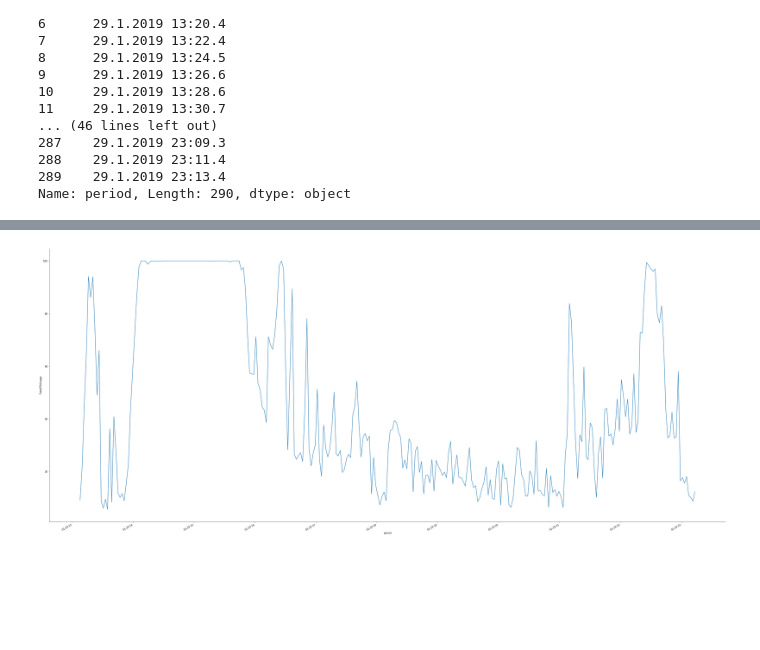
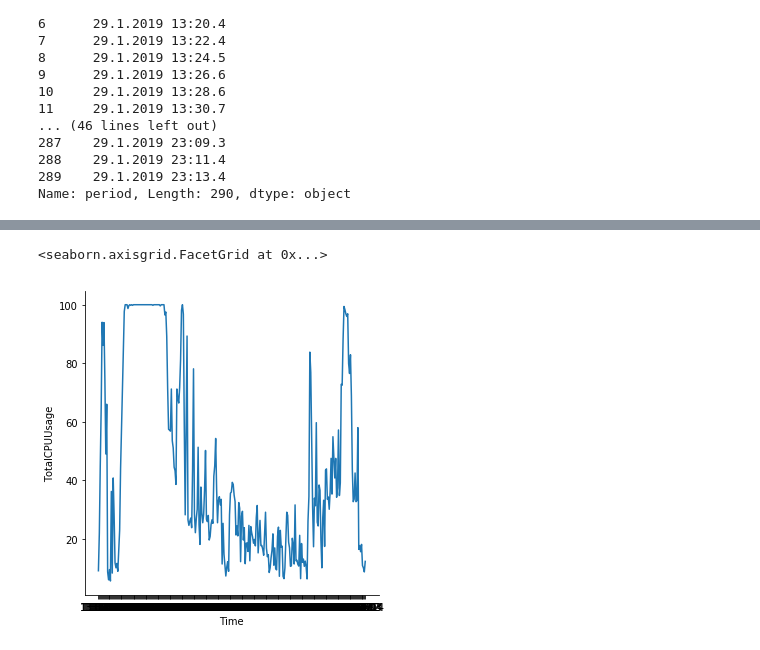
Before and after one commit to gklc811/pyGPU, a Jupyter notebook: Plotting_with_categorical_data.ipynb, the cells around one changed output, grey strips where cells are left out. Cells and saved outputs as stored; diff of their text form; code cells hidden in the pictures; blank space fills up the shorter version.

```diff
--- a/Plotting_with_categorical_data.ipynb
+++ b/Plotting_with_categorical_data.ipynb
@@ -81,7 +80,3 @@ df.period
 Name: period, Length: 290, dtype: object
 # %%
 df["period"] = pd.to_datetime(df["period"])
-# %%
-ndf = df[['period', 'TotalCPUUsage', 'CPUPackage','CPUPackagePower','DIMM_0Temperature','DIMM_1Temperature','DIMM_2Temperature','DIMM_3Temperature','GPUTemperature','GPUD3DUsage','GPUComputing(Compute_0)Usage','GPUComputing(Compute_1)Usage']].copy()
-df = ndf
-df.info(all)
@@ -106,9 +103,7 @@ memory usage: 27.3 KB
 # %%
 import seaborn as sns
-
-# sns.set_context("paper", font_scale=5)
-g = sns.relplot(x="period",y="TotalCPUUsage",kind="line", height=20, aspect=2,data=df)
-g.fig.autofmt_xdate()
+sns.relplot(x="Time",y="TotalCPUUsage",kind="line",data=df)
 # %% [output]
+<seaborn.axisgrid.FacetGrid at 0x...>
-[figure, old version]
+[figure, new version]
 # %%
```
Also changed, not shown: parts of 11 cells of this notebook, 2 other files.
